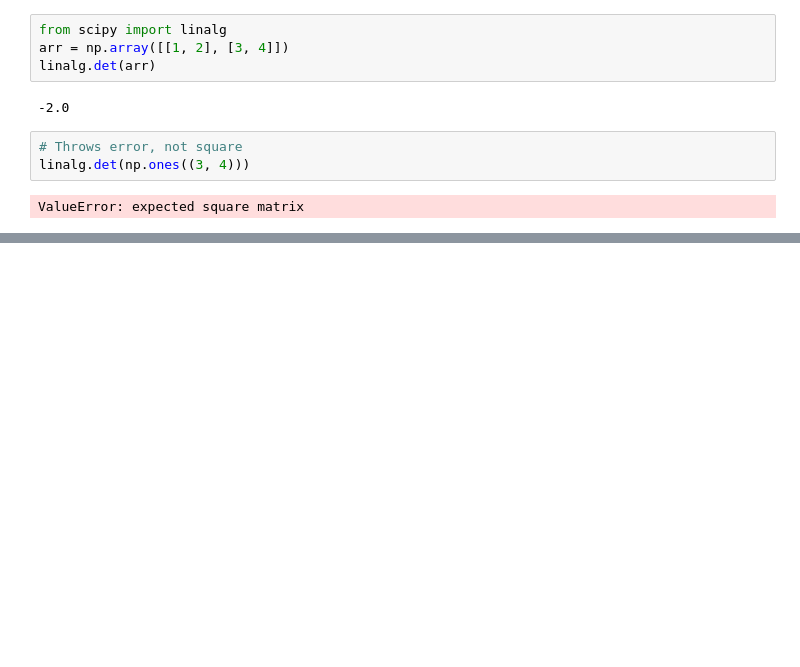
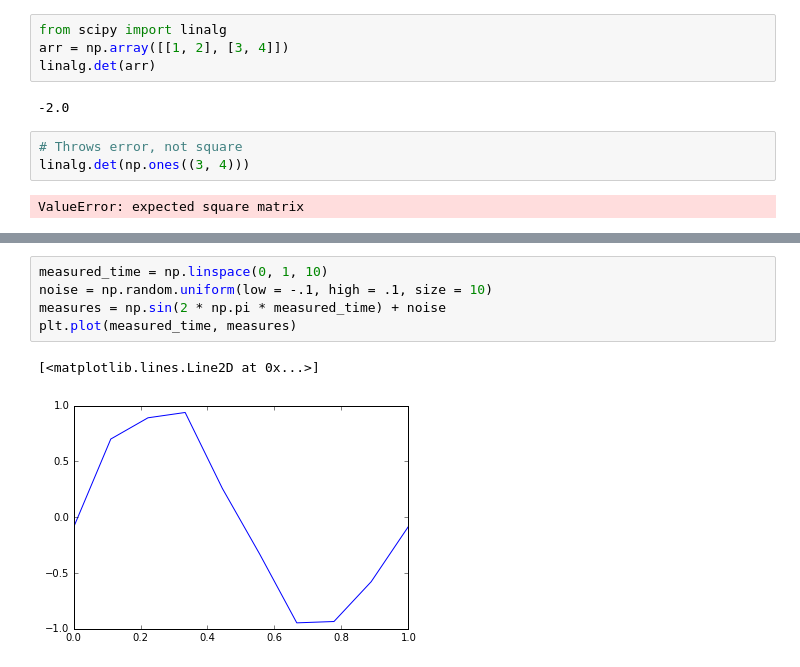
Before and after one commit to joshbrowning2358/GithubSandbox, a Jupyter notebook: Python/Scipy Tutorial.ipynb, the cells around one changed output, grey strips where cells are left out. Saved outputs shown, nothing was run; the diff lists cells and outputs as text; blank space fills up the shorter version.

```diff
--- a/Python/Scipy Tutorial.ipynb
+++ b/Python/Scipy Tutorial.ipynb
@@ -548,0 +694,8 @@ ValueError: operands could not be broadcast together with shapes (2,) (10,)
+# %%
+measured_time = np.linspace(0, 1, 10)
+noise = np.random.uniform(low = -.1, high = .1, size = 10)
+measures = np.sin(2 * np.pi * measured_time) + noise
+plt.plot(measured_time, measures)
+# %% [output]
+[<matplotlib.lines.Line2D at 0x...>]
+[figure, added]
```
Also changed, not shown: parts of 103 cells of this notebook, 2 other files.
